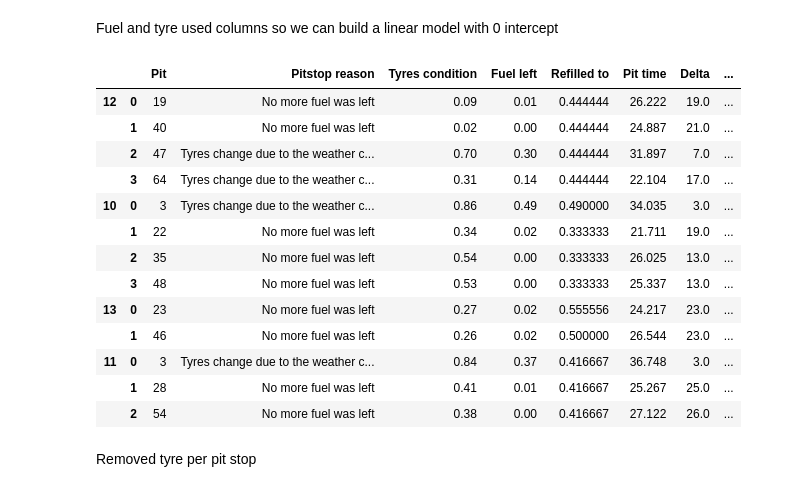
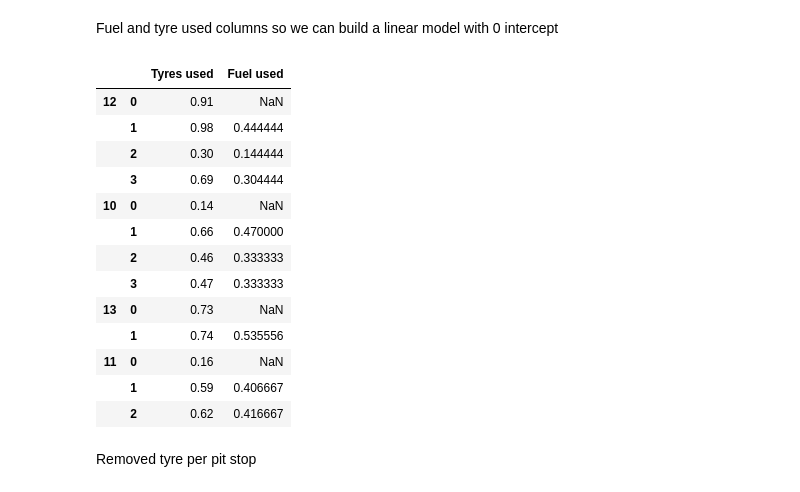
Before and after one commit to freire-guido/gpro, a Jupyter notebook: analysis.ipynb, the cells around one changed output. Drawn from its saved outputs; the diff is of its cells as text; code cells hidden in the pictures.

```diff
--- a/analysis.ipynb
+++ b/analysis.ipynb
@@ -67,4 +64,0 @@ Create 'Delta' column with laps before each pit stop
-# %%
-pits['Delta'] = pits['Pit'].diff()
-pits.loc[idx[:, 0], 'Delta'] = pits.loc[idx[:, 0], 'Pit']
-pits
@@ -88,23 +67,23 @@ Fuel and tyre used columns so we can build a linear model with 0 intercept
 # %%
 pits['Fuel used'] = pits['Refilled to'].shift(1) - pits['Fuel left']
 pits.loc[idx[:, 0], 'Fuel used'] = pd.NA
 pits['Tyres used'] = 1 - pits['Tyres condition']
-pits
+pits[['Tyres used', 'Fuel used']]
 # %% [output]
-|  |  | Pit | Pitstop reason | Tyres condition | Fuel left | Refilled to | Pit time | Delta | ... |
-| 12 | 0 | 19 | No more fuel was left | 0.09 | 0.01 | 0.444444 | 26.222 | 19.0 | ... |
-|  | 1 | 40 | No more fuel was left | 0.02 | 0.00 | 0.444444 | 24.887 | 21.0 | ... |
-|  | 2 | 47 | Tyres change due to the weather c... | 0.70 | 0.30 | 0.444444 | 31.897 | 7.0 | ... |
-|  | 3 | 64 | Tyres change due to the weather c... | 0.31 | 0.14 | 0.444444 | 22.104 | 17.0 | ... |
-| 10 | 0 | 3 | Tyres change due to the weather c... | 0.86 | 0.49 | 0.490000 | 34.035 | 3.0 | ... |
-|  | 1 | 22 | No more fuel was left | 0.34 | 0.02 | 0.333333 | 21.711 | 19.0 | ... |
-|  | 2 | 35 | No more fuel was left | 0.54 | 0.00 | 0.333333 | 26.025 | 13.0 | ... |
-|  | 3 | 48 | No more fuel was left | 0.53 | 0.00 | 0.333333 | 25.337 | 13.0 | ... |
-| 13 | 0 | 23 | No more fuel was left | 0.27 | 0.02 | 0.555556 | 24.217 | 23.0 | ... |
-|  | 1 | 46 | No more fuel was left | 0.26 | 0.02 | 0.500000 | 26.544 | 23.0 | ... |
-| 11 | 0 | 3 | Tyres change due to the weather c... | 0.84 | 0.37 | 0.416667 | 36.748 | 3.0 | ... |
-|  | 1 | 28 | No more fuel was left | 0.41 | 0.01 | 0.416667 | 25.267 | 25.0 | ... |
-|  | 2 | 54 | No more fuel was left | 0.38 | 0.00 | 0.416667 | 27.122 | 26.0 | ... |
+|  |  | Tyres used | Fuel used |
+| 12 | 0 | 0.91 | NaN |
+|  | 1 | 0.98 | 0.444444 |
+|  | 2 | 0.30 | 0.144444 |
+|  | 3 | 0.69 | 0.304444 |
+| 10 | 0 | 0.14 | NaN |
+|  | 1 | 0.66 | 0.470000 |
+|  | 2 | 0.46 | 0.333333 |
+|  | 3 | 0.47 | 0.333333 |
+| 13 | 0 | 0.73 | NaN |
+|  | 1 | 0.74 | 0.535556 |
+| 11 | 0 | 0.16 | NaN |
+|  | 1 | 0.59 | 0.406667 |
+|  | 2 | 0.62 | 0.416667 |
 # %% [markdown]
 Removed tyre per pit stop
 # %%
```
Also changed, not shown: parts of 11 cells of this notebook.
